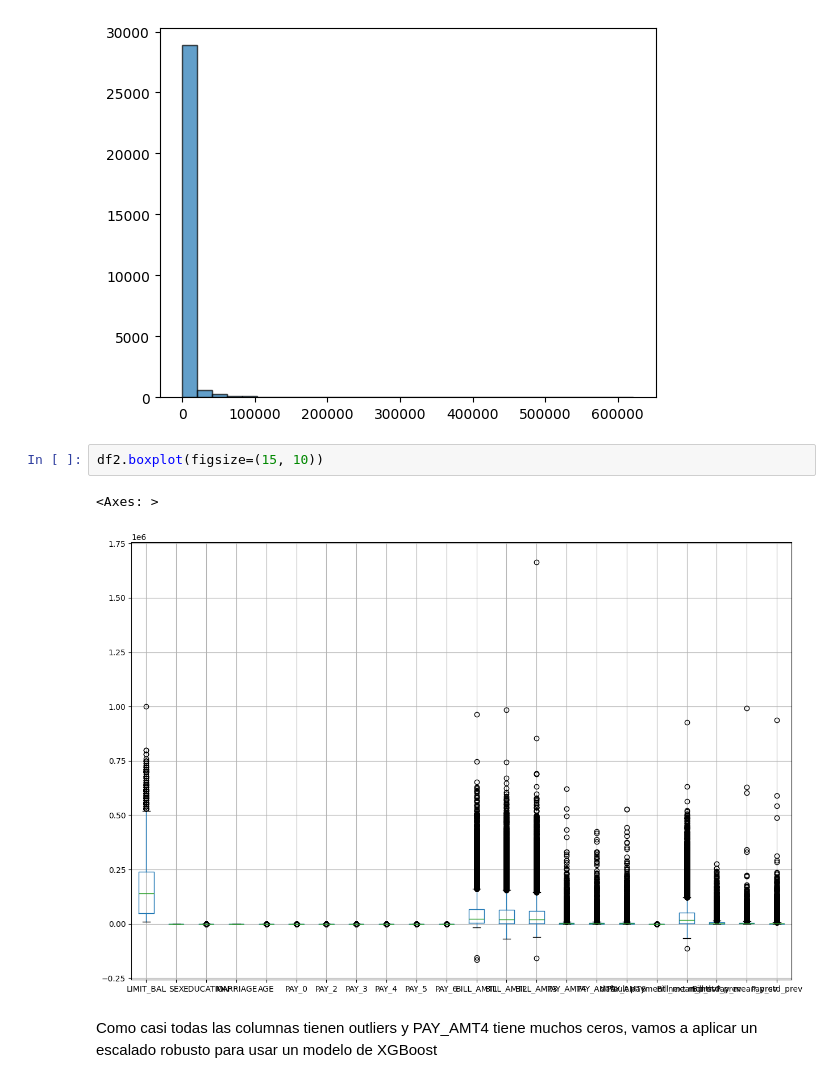
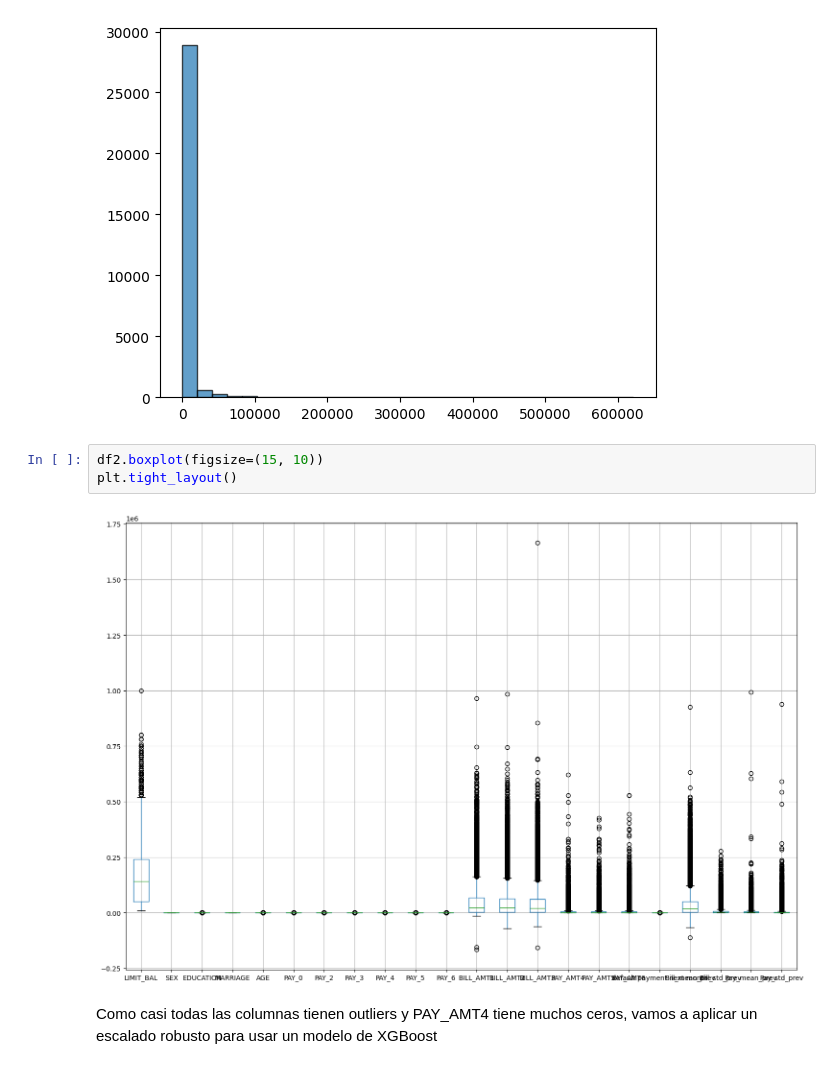
Before and after one commit to Valphysics/Machine-Learning, a Jupyter notebook: PruebaTecnicaBluetab.ipynb, the cells around one changed output. Saved outputs shown, nothing was run; the diff lists cells and outputs as text.

```diff
--- a/PruebaTecnicaBluetab.ipynb
+++ b/PruebaTecnicaBluetab.ipynb
@@ -138,9 +138,9 @@ plt.show()
 [figure]
 # %%
 df2.boxplot(figsize=(15, 10))
+plt.tight_layout()
 # %% [output]
-<Axes: >
-[figure, old version]
+[figure, new version]
 # %% [markdown]
 Como casi todas las columnas tienen outliers y PAY_AMT4 tiene muchos ceros, vamos a aplicar un escalado robusto para usar un modelo de XGBoost
 # %%
```
Also changed, not shown: parts of 14 cells of this notebook.
